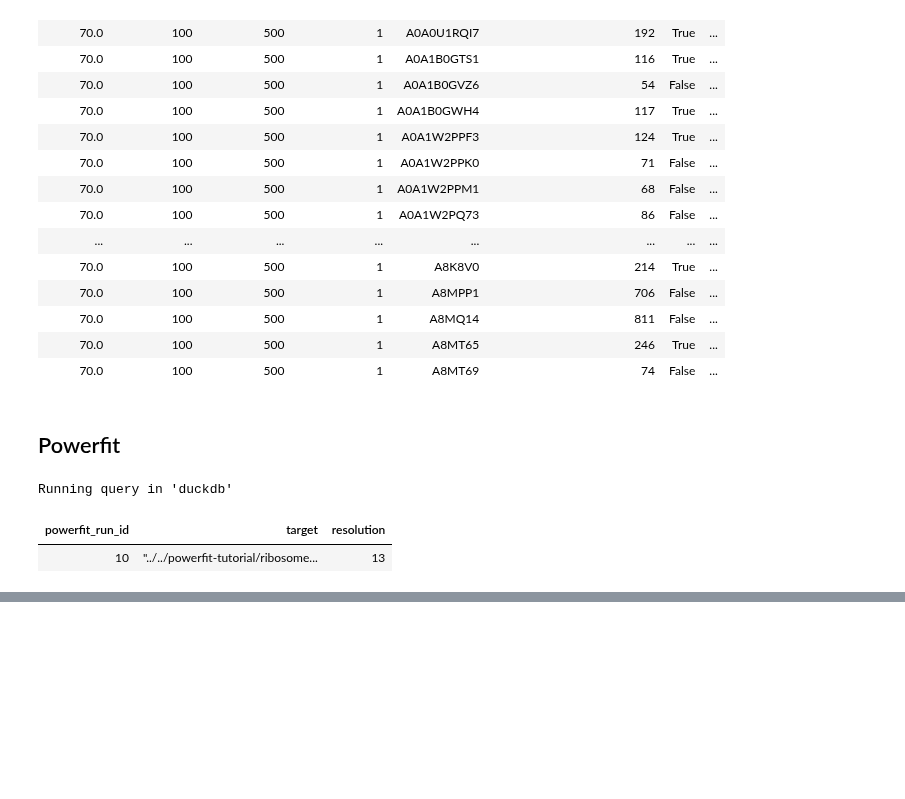
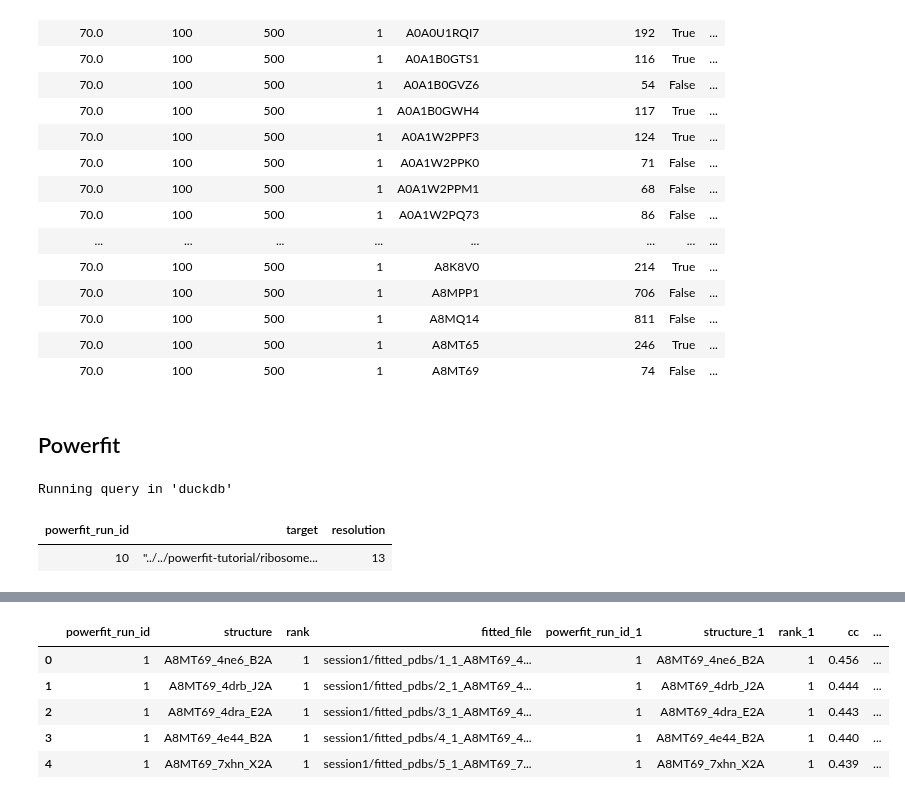
Before and after one commit to haddocking/protein-detective, a Jupyter notebook: docs/database.ipynb, the cells around one changed output, grey strips where cells are left out. Drawn from its saved outputs; the diff is of its cells as text; code cells hidden in the pictures; blank space fills up the shorter version.

```diff
--- a/docs/database.ipynb
+++ b/docs/database.ipynb
@@ -154,8 +166,3 @@ result
 # %% [output]
 | powerfit_run_id | target | resolution |
 | 10 | "../../powerfit-tutorial/ribosome... | 13 |
-# %%
-powerfit_run_id = result[0][0]
-powerfit_run_dir = session_dir.absolute() / "powerfit" / str(powerfit_run_id)
-solutions_pattern = str(powerfit_run_dir / "*" / "solutions.out")
-solutions_pattern
@@ -295,0 +240,15 @@ df["cc"].plot(kind="hist", title="Histogram of CC Values", bins=40)
+# %%
+conn.execute("""
+    SELECT
+        f.* EXCLUDE (pdb_file),
+        s.* EXCLUDE (pdb_file),
+        COALESCE(f.pdb_file, s.pdb_file) AS unfitted_pdb_file,
+    FROM fitted_pdbs AS f
+    JOIN solutions AS s USING (powerfit_run_id, structure,rank)""").df()
+# %% [output]
+|  | powerfit_run_id | structure | rank | fitted_file | powerfit_run_id_1 | structure_1 | rank_1 | cc | ... |
+| 0 | 1 | A8MT69_4ne6_B2A | 1 | session1/fitted_pdbs/1_1_A8MT69_4... | 1 | A8MT69_4ne6_B2A | 1 | 0.456 | ... |
+| 1 | 1 | A8MT69_4drb_J2A | 1 | session1/fitted_pdbs/2_1_A8MT69_4... | 1 | A8MT69_4drb_J2A | 1 | 0.444 | ... |
+| 2 | 1 | A8MT69_4dra_E2A | 1 | session1/fitted_pdbs/3_1_A8MT69_4... | 1 | A8MT69_4dra_E2A | 1 | 0.443 | ... |
+| 3 | 1 | A8MT69_4e44_B2A | 1 | session1/fitted_pdbs/4_1_A8MT69_4... | 1 | A8MT69_4e44_B2A | 1 | 0.440 | ... |
+| 4 | 1 | A8MT69_7xhn_X2A | 1 | session1/fitted_pdbs/5_1_A8MT69_7... | 1 | A8MT69_7xhn_X2A | 1 | 0.439 | ... |
```
Also changed, not shown: parts of 15 cells of this notebook, 5 other files.
